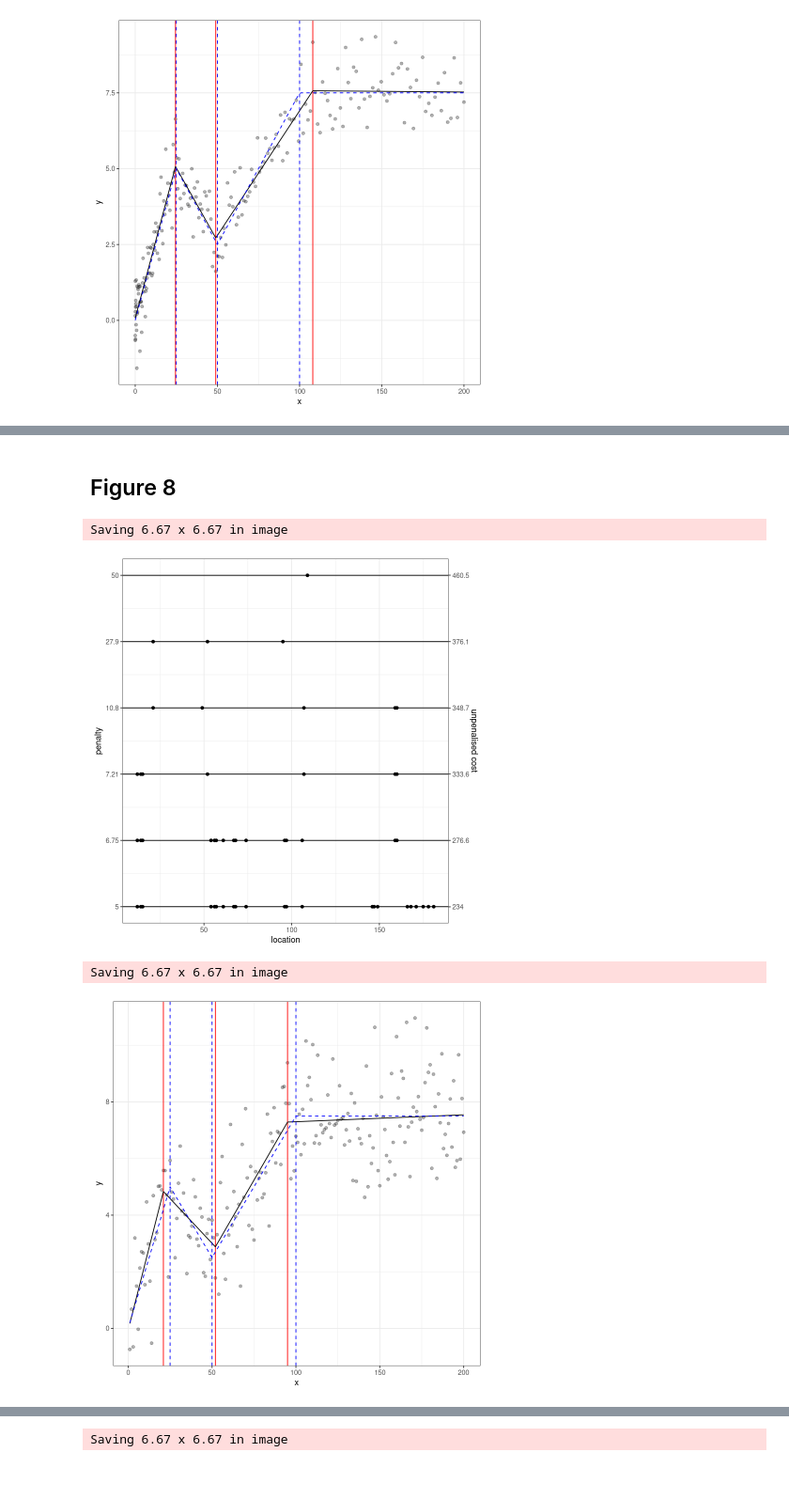
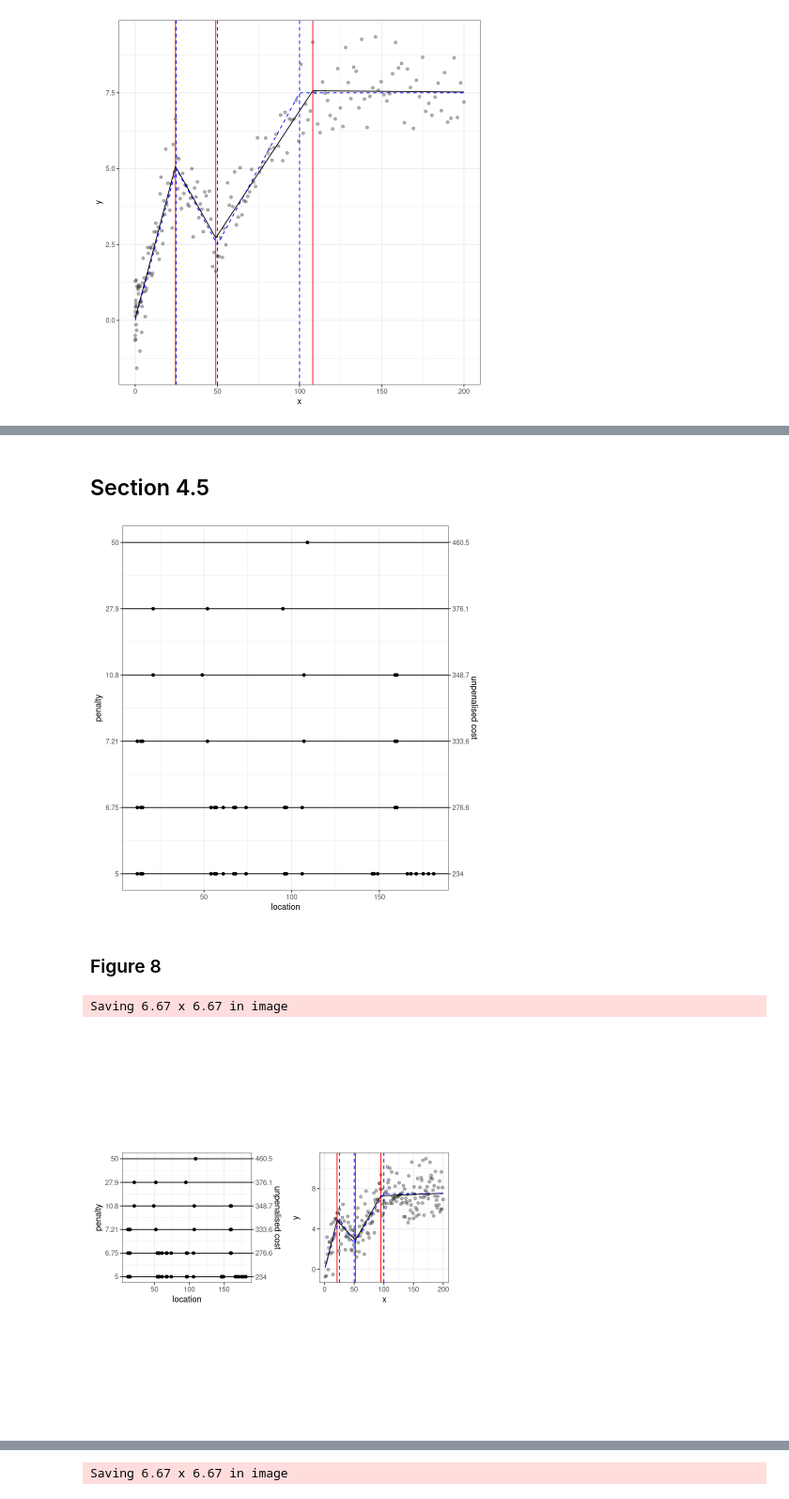
Before and after one commit to grosed/cpop-paper, a Jupyter notebook: notebooks/reproduction-script.ipynb, the cells around one changed output, grey strips where cells are left out. Shown at 94% size. Cells and saved outputs as stored; diff of their text form; code cells hidden in the pictures.

```diff
--- a/notebooks/reproduction-script.ipynb
+++ b/notebooks/reproduction-script.ipynb
@@ -466,7 +435,6 @@ ggsave(file="cpop_minseg_ggplot.pdf", g)
-# %% [markdown]
-## Figure 8
+# %% [markdown]
+## Section 4.5
 # %%
-####SECTION 4.5
 set.seed(1)
 ##simulate data as for Section 3
 changepoints <- c(0, 25, 50, 100)
@@ -474,33 +442,35 @@ change.slope <- c(0.2, -0.3, 0.2, -0.1)
 x <- 1:200
 mu <- simulate(x, changepoints, change.slope,  0) #mean
 y <- simulate(x, changepoints, change.slope, 1.5) #data with sd=1.5
-
 ###run crops
-res.crops <- cpop.crops(y , x, beta_min= 5 ,beta_max= 50, sd =1)
-
-##calculate the BIC under a model of unknown variance
-models <- cpop.crops.models(res.crops)
-
-M <- length(models)
-BIC <- rep(NA, M)
-ncps <- segmentations( res.crops )[,4]
-n <- length(y)
-for(i in 1:M){
-  BIC[i] <- n*log( mean( ( residuals(models[[i]]) )^2) )+ 2 * ncps[i]  * log(n)
-}
+res.crops <- cpop.crops(y , x, beta_min= 5 ,beta_max= 50)
+plot(res.crops)
+# %% [output]
+[figure, added]
 # %%
-
-p <- plot(res.crops)
-print(p)
-ggsave(file="cpop-cropsA1.pdf", p)
-i <- which.min(BIC)
-p <- plot(models[[i]])
-p <- p + geom_vline(xintercept = changepoints[-1], color = "blue", linetype = "dashed")
-p <- p + geom_line(aes(y = mu), color = "blue", linetype = "dashed")
-print(p)
-ggsave(file="cpop-cropsA2.pdf", p)
+##calculate the BIC under a model of unknown variance
+models <- cpop.crops.models(res.crops)
+M <- length(models)
+BIC <- rep(NA, M)
+ncps <- segmentations( res.crops )[,4]
+n <- length(y)
+for(i in 1:M){
+  BIC[i] <- n*log( mean( ( residuals(models[[i]]) )^2) )+ 2 * ncps[i]  * log(n)
+}
-# %% [output]
-Saving 6.67 x 6.67 in image
-[figure, removed]
-Saving 6.67 x 6.67 in image
-[figure, removed]
+# %% [markdown]
+### Figure 8
+# %%
+p.1 <- plot(res.crops)
+i <- which.min(BIC)
+p.2 <- plot(models[[i]])
+p.2 <- p.2 + geom_vline(xintercept = changepoints[-1], color = "blue", linetype = "dashed")
+p.2 <- p.2 + geom_line(aes(y = mu), color = "blue", linetype = "dashed")
+p.1 <- p.1 + theme(aspect.ratio=1/1)
+p.2 <- p.2 + theme(aspect.ratio=1/1)
+library(cowplot)
+g <- plot_grid(p.1, p.2, align = "v", nrow = 1)
+ggsave(file="cpop_crops_example_ggplot.pdf",g)
+plot(g)
+# %% [output]
+Saving 6.67 x 6.67 in image
+[figure, added]
```
Also changed, not shown: parts of 73 cells of this notebook.
